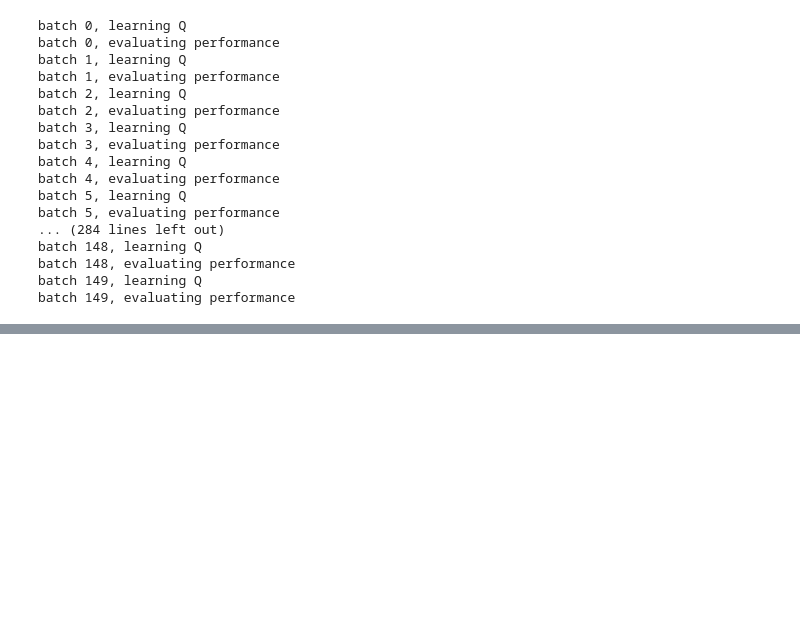
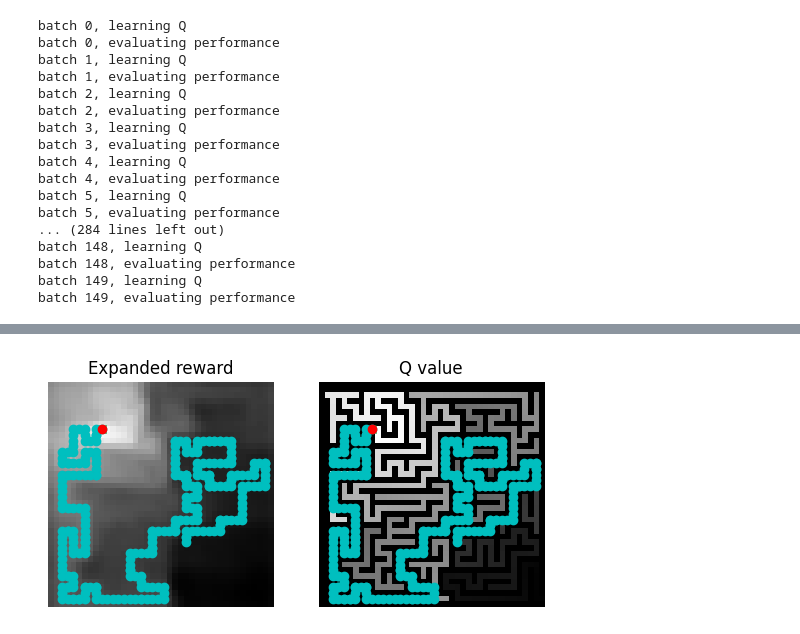
Before and after one commit to Alex427427427/2023_SRP_long_horizon, a Jupyter notebook: maze_world/5_maze_evaluation.ipynb, the cells around one changed output, grey strips where cells are left out. Cells and saved outputs as stored; diff of their text form; code cells hidden in the pictures; blank space fills up the shorter version.

```diff
--- a/maze_world/5_maze_evaluation.ipynb
+++ b/maze_world/5_maze_evaluation.ipynb
@@ -195,0 +226,4 @@ plt.show()
+# %%
+_, _ = env_1.test_Q_once(Q=Q_1, episode_length=400, final_greediness=0.8, eps_anneal=False, use_start_zone=True, disp=True)
+# %% [output]
+[figure, added]
```
Also changed, not shown: parts of 11 cells of this notebook, 20 other files.
